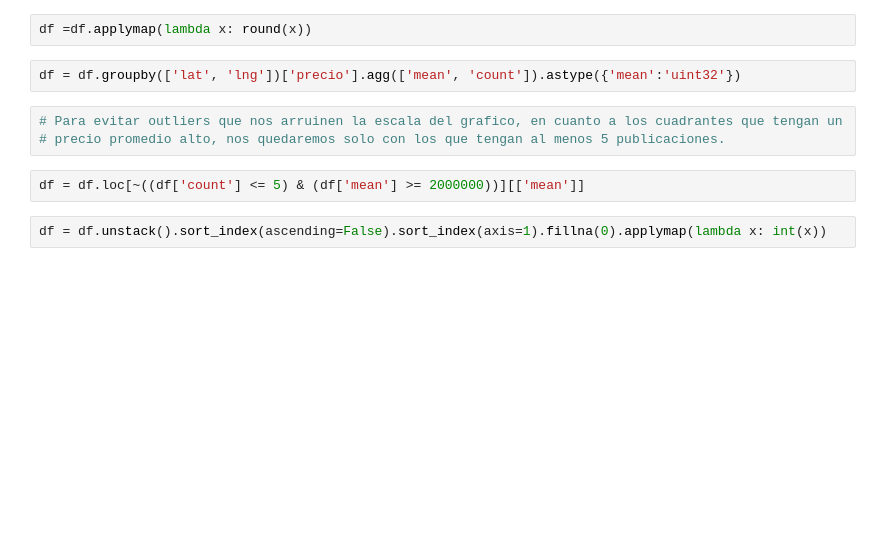
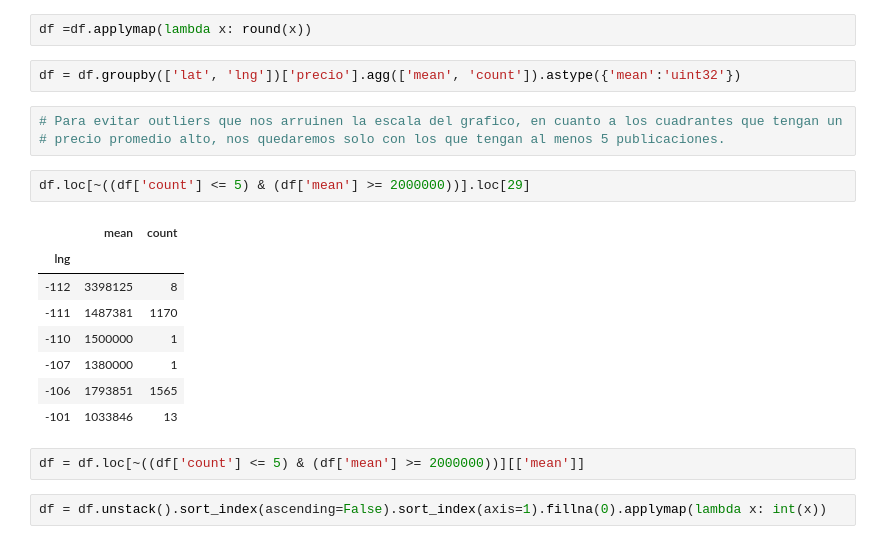
Before and after one commit to nicomatex/datos_tp1_2c2019, a Jupyter notebook: notebooks/Heatmap precio por latitud longitud/precio por lat lng.ipynb, the cells around one changed output. Cells and saved outputs as stored; diff of their text form; blank space fills up the shorter version.

```diff
--- a/notebooks/Heatmap precio por latitud longitud/precio por lat lng.ipynb
+++ b/notebooks/Heatmap precio por latitud longitud/precio por lat lng.ipynb
@@ -90,6 +90,17 @@ df = df.groupby(['lat', 'lng'])['precio'].agg(['mean', 'count']).astype({'mean':
 # %%
 # Para evitar outliers que nos arruinen la escala del grafico, en cuanto a los cuadrantes que tengan un
 # precio promedio alto, nos quedaremos solo con los que tengan al menos 5 publicaciones.
+# %%
+df.loc[~((df['count'] <= 5) & (df['mean'] >= 2000000))].loc[29]
+# %% [output]
+|  | mean | count |
+| lng |  |  |
+| -112 | 3398125 | 8 |
+| -111 | 1487381 | 1170 |
+| -110 | 1500000 | 1 |
+| -107 | 1380000 | 1 |
+| -106 | 1793851 | 1565 |
+| -101 | 1033846 | 13 |
 # %%
 df = df.loc[~((df['count'] <= 5) & (df['mean'] >= 2000000))][['mean']]
 # %%
```
Also changed, not shown: parts of 1 cell of this notebook, 4 other files.
